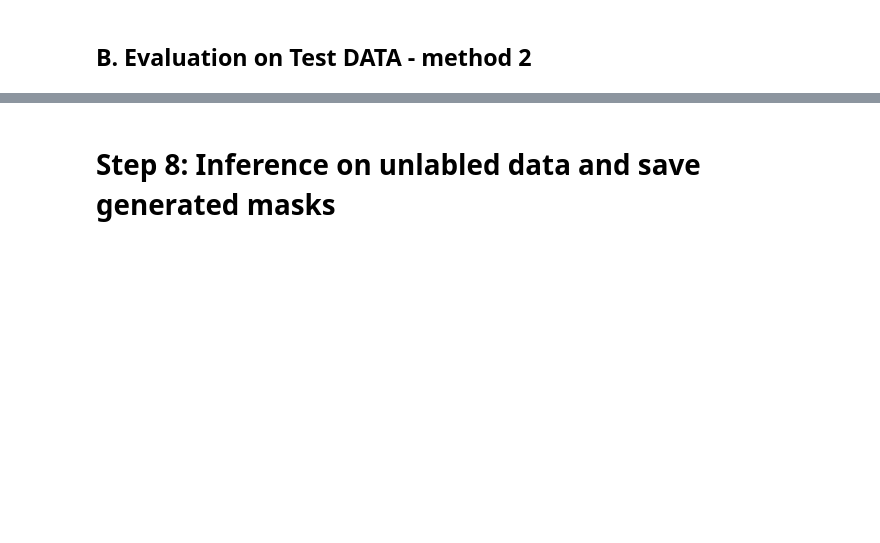
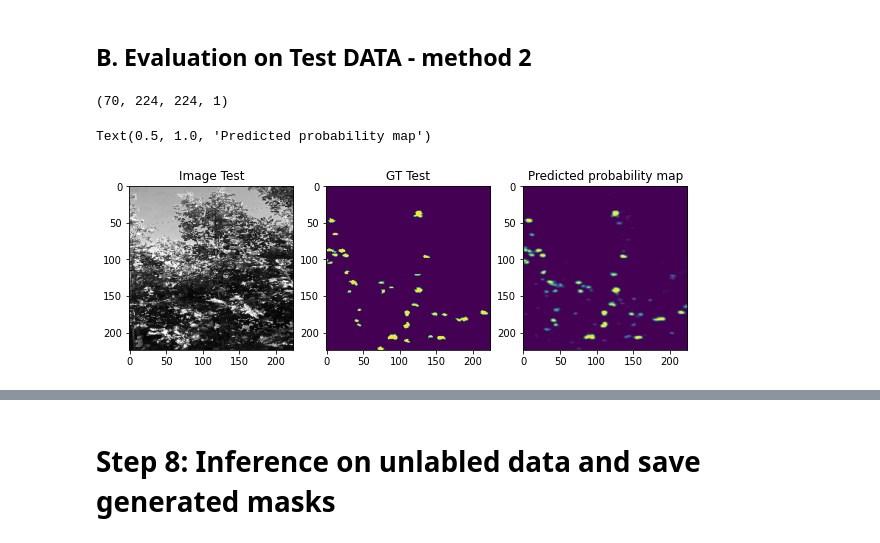
Before and after one commit to pejmanrasti/FormationUnivAngers, a Jupyter notebook: Jour3/Apple_detection_from_scratch.ipynb, the cells around one changed output, grey strips where cells are left out. Saved outputs shown, nothing was run; the diff lists cells and outputs as text; code cells hidden in the pictures; blank space fills up the shorter version.

```diff
--- a/Jour3/Apple_detection_from_scratch.ipynb
+++ b/Jour3/Apple_detection_from_scratch.ipynb
@@ -497,8 +481,8 @@ Val f1 coeff is  0.7615483999252319
 # %%
 # load the best model
 from keras.models import Model, load_model
-Name_of_the_model_saved='/content/gdrive/MyDrive/Longlifetraining/Apple_detection/AppleDetection_best_model_from_scratch_test1.h5' #You can should this part of the path /content/gdrive/MyDrive/Longlifetraining/Apple_detection
-model = load_model(Name_of_the_model_saved, custom_objects={'dice_coef': dice_coef, 'iou_score': sm.metrics.IOUScore(threshold=0.5), 'f1-score': sm.metrics.FScore(threshold=0.5)})
+Name_of_the_model_saved='/content/gdrive/MyDrive/Apple_detection/AppleDetection_best_model_from_scratch_test1.h5' #You can should this part of the path /content/gdrive/MyDrive/Longlifetraining/Apple_detection
+model = load_model(Name_of_the_model_saved, custom_objects={'dice_coef': dice_coef})
 # %%
 # Evaluating the trained model
 eval_test = model.evaluate(RGB_image_test, Mask_test)
@@ -515,4 +499,22 @@ Test Metric =  0.5957774519920349 0.7465220093727112 0.7885840535163879
  ## B. Evaluation on Test DATA - method 2
 # %%
 Mask_test_pred_int= model.predict(RGB_image_test, verbose=2) #predict the masks, the output is a probability map
+# %%
+Mask_test_pred_int.shape
+# %% [output]
+(70, 224, 224, 1)
+# %%
+plt.figure(figsize=(10, 10))
+plt.subplot(131)
+plt.imshow(RGB_image_test[0,:,:,0], cmap='gray')
+plt.title('Image Test')
+plt.subplot(132)
+plt.imshow(Mask_test[0,:,:,0])
+plt.title('GT Test')
+plt.subplot(133)
+plt.imshow(Mask_test_pred_int[0,:,:,0])
+plt.title('Predicted probability map')
+# %% [output]
+Text(0.5, 1.0, 'Predicted probability map')
+[figure, added]
 # %%
```
Also changed, not shown: parts of 19 cells of this notebook.
